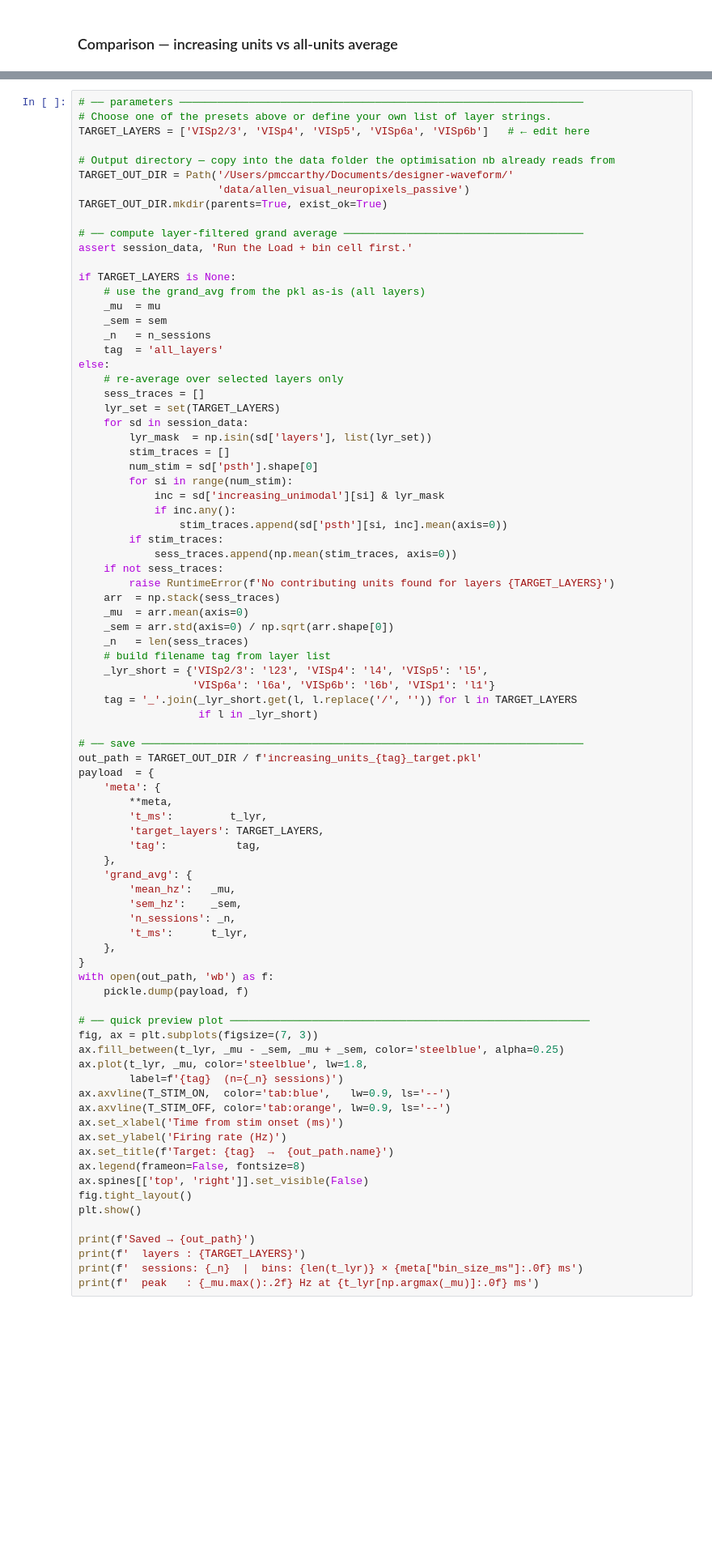
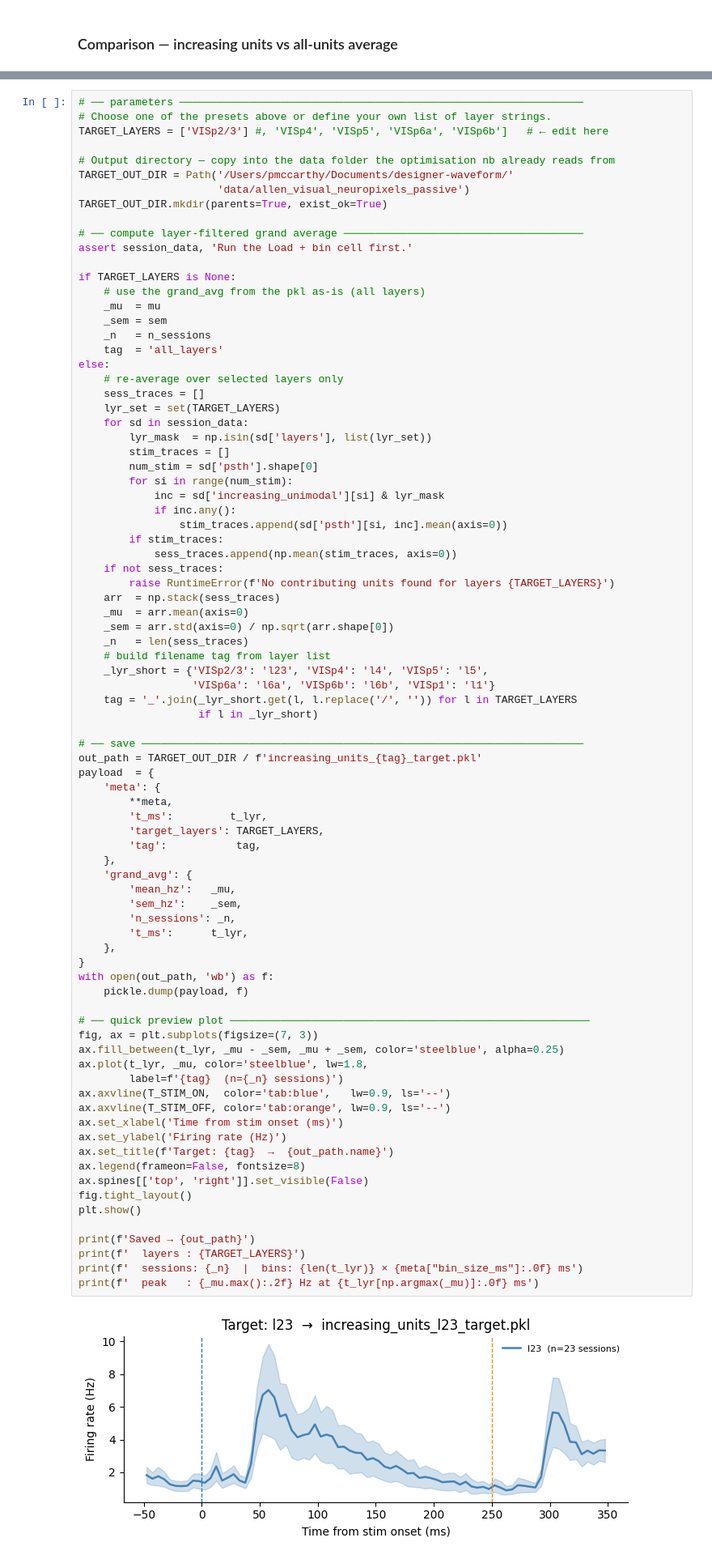
Before and after one commit to pmccthy/designer-waveform, a Jupyter notebook: nb/05_06_26_increasing_units_vis.ipynb, the cells around one changed output, grey strips where cells are left out. Shown at 81% size. Cells and saved outputs as stored; diff of their text form; blank space fills up the shorter version.

```diff
--- a/nb/05_06_26_increasing_units_vis.ipynb
+++ b/nb/05_06_26_increasing_units_vis.ipynb
@@ -306,7 +354,7 @@ if SOURCE.startswith('increasing_'):
 # %%
 # ── parameters ────────────────────────────────────────────────────────────────
 # Choose one of the presets above or define your own list of layer strings.
-TARGET_LAYERS = ['VISp2/3', 'VISp4', 'VISp5', 'VISp6a', 'VISp6b']   # ← edit here
+TARGET_LAYERS = ['VISp2/3'] #, 'VISp4', 'VISp5', 'VISp6a', 'VISp6b']   # ← edit here
 
 # Output directory — copy into the data folder the optimisation nb already reads from
 TARGET_OUT_DIR = Path('/Users/pmccarthy/Documents/designer-waveform/'
@@ -359,30 +407,32 @@ payload  = {
     },
     'grand_avg': {
         'mean_hz':   _mu,
         'sem_hz':    _sem,
         'n_sessions': _n,
         't_ms':      t_lyr,
     },
 }
 with open(out_path, 'wb') as f:
     pickle.dump(payload, f)
 
 # ── quick preview plot ─────────────────────────────────────────────────────────
 fig, ax = plt.subplots(figsize=(7, 3))
 ax.fill_between(t_lyr, _mu - _sem, _mu + _sem, color='steelblue', alpha=0.25)
 ax.plot(t_lyr, _mu, color='steelblue', lw=1.8,
         label=f'{tag}  (n={_n} sessions)')
 ax.axvline(T_STIM_ON,  color='tab:blue',   lw=0.9, ls='--')
 ax.axvline(T_STIM_OFF, color='tab:orange', lw=0.9, ls='--')
 ax.set_xlabel('Time from stim onset (ms)')
 ax.set_ylabel('Firing rate (Hz)')
 ax.set_title(f'Target: {tag}  →  {out_path.name}')
 ax.legend(frameon=False, fontsize=8)
 ax.spines[['top', 'right']].set_visible(False)
 fig.tight_layout()
 plt.show()
 
 print(f'Saved → {out_path}')
 print(f'  layers : {TARGET_LAYERS}')
 print(f'  sessions: {_n}  |  bins: {len(t_lyr)} × {meta["bin_size_ms"]:.0f} ms')
 print(f'  peak   : {_mu.max():.2f} Hz at {t_lyr[np.argmax(_mu)]:.0f} ms')
+# %% [output]
+[figure, added]
```
Also changed, not shown: parts of 17 cells of this notebook, 6 other files.
